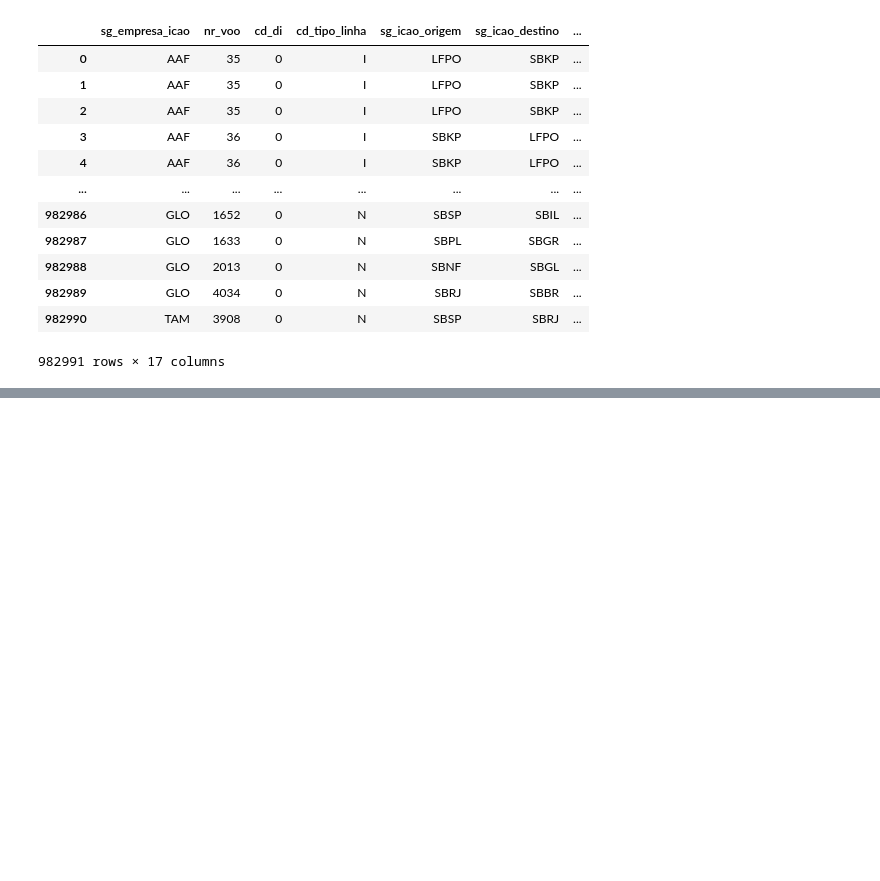
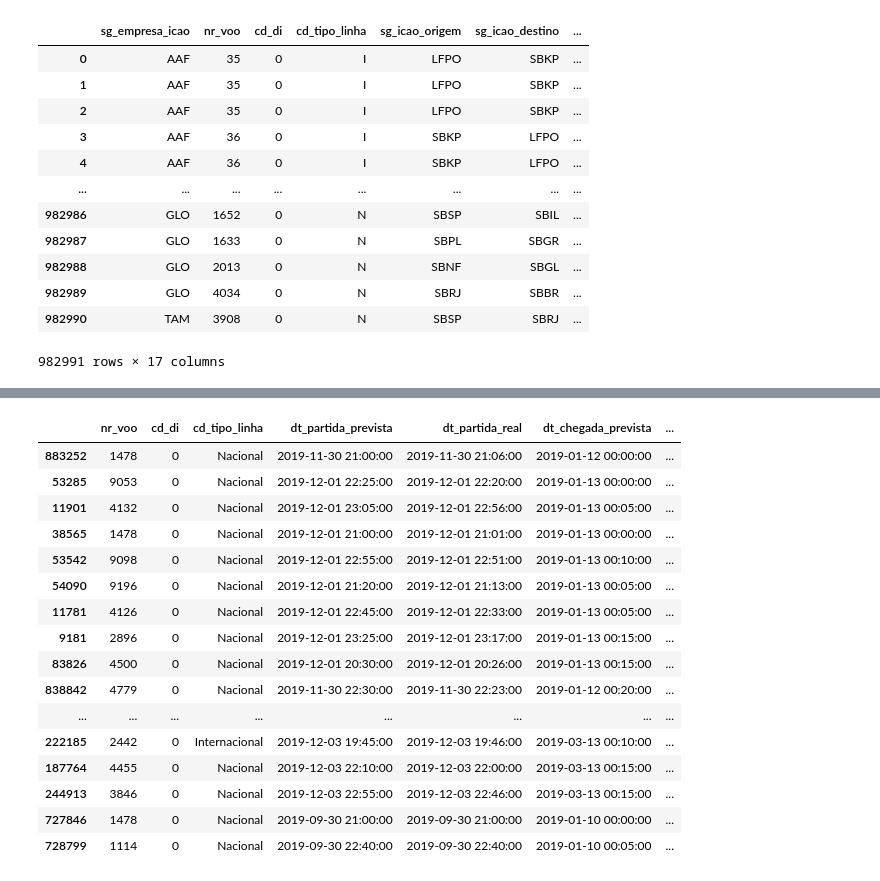
Before and after one commit to matheuslavado/flights-brazil, a Jupyter notebook: flights-brazil.ipynb, the cells around one changed output, grey strips where cells are left out. Cells and saved outputs as stored; diff of their text form; code cells hidden in the pictures; blank space fills up the shorter version.

```diff
--- a/flights-brazil.ipynb
+++ b/flights-brazil.ipynb
@@ -217,0 +240,7 @@ data
+# %%
+# analisando colunas para possível remoção
+# cd == código de autorização
+data['cd_di'].unique() #possivel info -- no drop
+
+### icao empresa e icao aeroporto serão dropados
+data.drop(columns = ['sg_empresa_icao','sg_icao_origem', 'sg_icao_destino'], inplace = True)
@@ -217,0 +274,21 @@ data
+# %%
+# criando colunas 'dia', 'mes', 'dia da semana', 'ano'
+# transformando dados em timestamp
+
+data['dt_chegada_prevista'] = data['dt_chegada_prevista'].apply(lambda x: datetime.strptime(x, "%d/%m/%Y %H:%M").strftime("%Y-%m-%d %H:%M") if type(x) == 'str' else x)
+data['dt_chegada_real'] = data['dt_chegada_real'].apply(lambda x: datetime.strptime(x, "%d/%m/%Y %H:%M").strftime("%Y-%m-%d %H:%M") if type(x) == 'str' else x)
+data['dt_partida_prevista'] = data['dt_partida_prevista'].apply(lambda x: datetime.strptime(x, "%d/%m/%Y %H:%M").strftime("%Y-%m-%d %H:%M") if type(x) == 'str' else x)
+data['dt_partida_real'] = data['dt_partida_real'].apply(lambda x: datetime.strptime(x, "%d/%m/%Y %H:%M").strftime("%Y-%m-%d %H:%M") if type(x) == 'str' else x)
+
+
+data['dt_chegada_prevista'] = pd.to_datetime(data['dt_chegada_prevista'])
+data['dt_chegada_real'] = pd.to_datetime(data['dt_chegada_real'])
+data['dt_partida_prevista'] = pd.to_datetime(data['dt_partida_prevista'])
+data['dt_partida_real'] = pd.to_datetime(data['dt_partida_real'])
+
+
+data['dia'] = pd.to_datetime(data['dt_partida_prevista']).dt.day
+data['dia_semana'] = pd.to_datetime(data['dt_partida_prevista']).dt.dayofweek
+data['mes'] = pd.to_datetime(data['dt_partida_prevista']).dt.month
+data['ano'] = pd.to_datetime(data['dt_partida_prevista']).dt.year
+data
@@ -217,0 +309,32 @@ data
+# %%
+# criando coluna de atrasos (TIMESTAMP)
+pd.set_option('display.max_columns', None)
+
+data['atraso_chegada_min'] = data['dt_chegada_real']-data['dt_chegada_prevista']
+data['atraso_partida_min'] = data['dt_partida_real']-data['dt_partida_prevista']
+
+
+# transformando colunas de atraso em minutos de atraso
+
+data['atraso_chegada_min'] = data['atraso_chegada_min'].apply(lambda x: x.total_seconds()/60)
+data['atraso_partida_min'] = data['atraso_partida_min'].apply(lambda x: x.total_seconds()/60)
+
+data.sort_values(by = 'atraso_chegada_min', ascending = False).head(40)
+# %% [output]
+|  | nr_voo | cd_di | cd_tipo_linha | dt_partida_prevista | dt_partida_real | dt_chegada_prevista | ... |
+| 883252 | 1478 | 0 | Nacional | 2019-11-30 21:00:00 | 2019-11-30 21:06:00 | 2019-01-12 00:00:00 | ... |
+| 53285 | 9053 | 0 | Nacional | 2019-12-01 22:25:00 | 2019-12-01 22:20:00 | 2019-01-13 00:00:00 | ... |
+| 11901 | 4132 | 0 | Nacional | 2019-12-01 23:05:00 | 2019-12-01 22:56:00 | 2019-01-13 00:05:00 | ... |
+| 38565 | 1478 | 0 | Nacional | 2019-12-01 21:00:00 | 2019-12-01 21:01:00 | 2019-01-13 00:00:00 | ... |
+| 53542 | 9098 | 0 | Nacional | 2019-12-01 22:55:00 | 2019-12-01 22:51:00 | 2019-01-13 00:10:00 | ... |
+| 54090 | 9196 | 0 | Nacional | 2019-12-01 21:20:00 | 2019-12-01 21:13:00 | 2019-01-13 00:05:00 | ... |
+| 11781 | 4126 | 0 | Nacional | 2019-12-01 22:45:00 | 2019-12-01 22:33:00 | 2019-01-13 00:05:00 | ... |
+| 9181 | 2896 | 0 | Nacional | 2019-12-01 23:25:00 | 2019-12-01 23:17:00 | 2019-01-13 00:15:00 | ... |
+| 83826 | 4500 | 0 | Nacional | 2019-12-01 20:30:00 | 2019-12-01 20:26:00 | 2019-01-13 00:15:00 | ... |
+| 838842 | 4779 | 0 | Nacional | 2019-11-30 22:30:00 | 2019-11-30 22:23:00 | 2019-01-12 00:20:00 | ... |
+| ... | ... | ... | ... | ... | ... | ... | ... |
+| 222185 | 2442 | 0 | Internacional | 2019-12-03 19:45:00 | 2019-12-03 19:46:00 | 2019-03-13 00:10:00 | ... |
+| 187764 | 4455 | 0 | Nacional | 2019-12-03 22:10:00 | 2019-12-03 22:00:00 | 2019-03-13 00:15:00 | ... |
+| 244913 | 3846 | 0 | Nacional | 2019-12-03 22:55:00 | 2019-12-03 22:46:00 | 2019-03-13 00:15:00 | ... |
+| 727846 | 1478 | 0 | Nacional | 2019-09-30 21:00:00 | 2019-09-30 21:00:00 | 2019-01-10 00:00:00 | ... |
+| 728799 | 1114 | 0 | Nacional | 2019-09-30 22:40:00 | 2019-09-30 22:40:00 | 2019-01-10 00:05:00 | ... |
```
Also changed, not shown: parts of 11 cells of this notebook.
